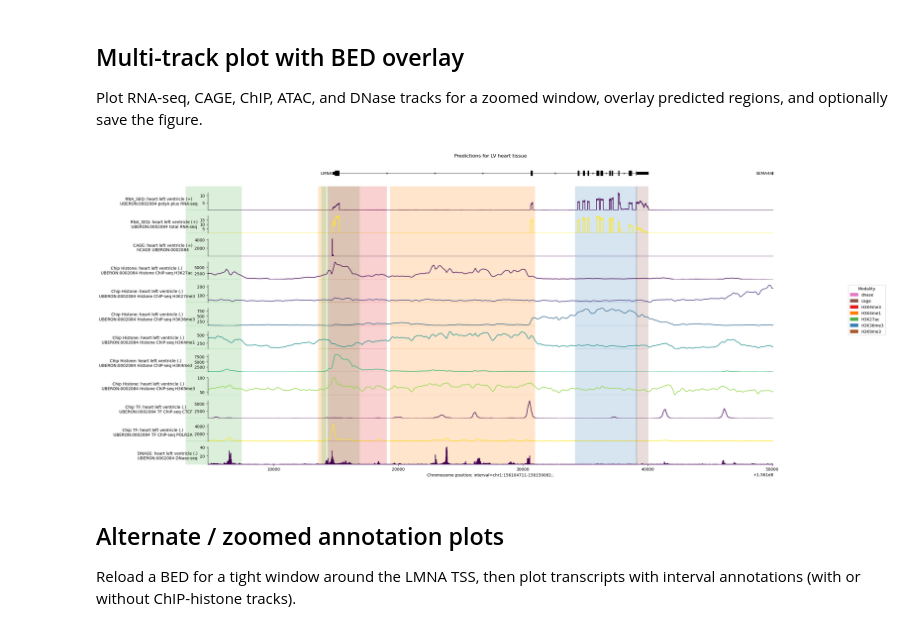
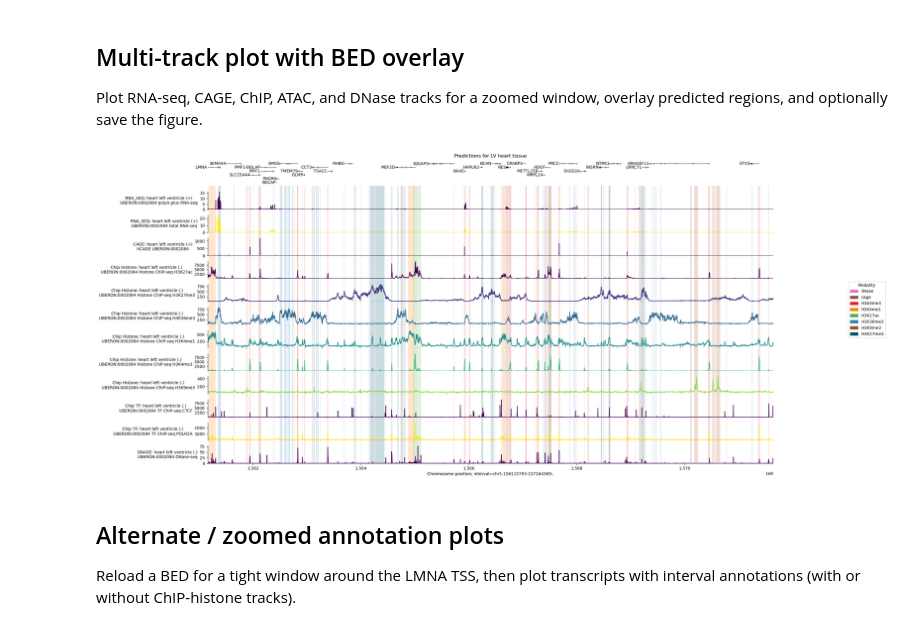
Before and after one commit to cralbers/variant-effects, a Jupyter notebook: osc/predict_reg_regions_osc.ipynb, the cells around one changed output. Cells and saved outputs as stored; diff of their text form; code cells hidden in the pictures.

Commit message:
apparently there was another histone marker I was missing

```diff
--- a/osc/predict_reg_regions_osc.ipynb
+++ b/osc/predict_reg_regions_osc.ipynb
@@ -101,7 +101,7 @@ MODALITY_COLORS = {
     "contact_maps": "#1f77b4",   # blue
 }
 
-HISTONE_MARKS = ["H3K4me3", "H3K4me1", "H3K9ac", "H3K27ac", "H3K36me3", "H3K9me3"]
+HISTONE_MARKS = ["H3K4me3", "H3K4me1", "H3K9ac", "H3K27ac", "H3K36me3", "H3K9me3", "H3K27me3"]
 
 HISTONE_COLORS = {
     "H3K4me3": "#e41a1c",   # red — active promoter
@@ -110,6 +110,7 @@ HISTONE_COLORS = {
     "H3K27ac": "#4daf4a",   # green — active enhancer/promoter
     "H3K36me3": "#377eb8",  # blue — gene body / elongation
     "H3K9me3": "#a65628",   # brown — heterochromatin / repression
+    "H3K27me3": "#025669",
 
 }
 # %% [markdown]
@@ -176,7 +177,7 @@ PRE_INTERVAL = genome.Interval('chr1', LMNA_START - 1000000, LMNA_START).resize(
     dna_client.SEQUENCE_LENGTH_1MB)
 
 
-interval = CENTRAL_INTERVAL
+interval = POST_INTERVAL
 
 print(interval)
 
@@ -672,7 +673,7 @@ for i in range(len(modalities)):
     modality = modalities[i]
     print(modality)
     if modality == 'chip_histone':
-        histone_marks = ['H3K4me3', 'H3K4me1', 'H3K9ac', 'H3K27ac', 'H3K36me3', 'H3K9me3']
+        histone_marks = HISTONE_MARKS
         for j in range(len(histone_marks)):
             histone_marker = histone_marks[j]
             print(histone_marker)
@@ -1054,10 +1056,10 @@ fig.show()
 Plot RNA-seq, CAGE, ChIP, ATAC, and DNase tracks for a zoomed window, overlay predicted regions, and optionally save the figure.
 # %%
 
-# plot_interval = POST_INTERVAL
+plot_interval = POST_INTERVAL
 # plot_interval = genome.Interval('chr1', POST_INTERVAL.start, POST_INTERVAL.start + 50000)
 # plot_interval = genome.Interval('chr1', PRE_INTERVAL.end - 50000, PRE_INTERVAL.end)
-plot_interval = genome.Interval('chr1', LMNA_START - 10000, LMNA_END + 10000)
+# plot_interval = genome.Interval('chr1', LMNA_START - 10000, LMNA_END + 10000)
 save = True
 add_annos = True
 
@@ -1107,35 +1109,35 @@ plot = plot_components.plot(
             colors=colors, #ccre_colors
             alpha=0.2,
             # use_default_labels=False,   # True if you want cCRE IDs as labels
             # labels=bed_df["name"].tolist(),
         ),
     ],
 
     interval=plot_interval,
     fig_width=25,
     title='Predictions for LV heart tissue',
 )
 
 # legend_handles = [
 #     mpatches.Patch(color=color, label=key)
 #     for key, color in CCRE_COLORS.items()
 # ]
 # plot.legend(handles=legend_handles, loc="center left", title="Categories",
 #           bbox_to_anchor=(1, 0, 0.5, 1))
 
 
 label_order = list(MODALITY_COLORS) + HISTONE_MARKS
 used = [c for c in label_order if c in set(bed_df["category"])]
 handles = [
     mpatches.Patch(color=color_from_category(c), label=c)
     for c in used
 ]
 plot.legend(handles=handles, title="Modality", loc="center left", bbox_to_anchor=(1, 0, 0.5, 1))
 
 if save:
-    plot.savefig(f'figs/lmna_predictions_LV_1MB_{lmna_context}_zoom10kb_ccres_collapsed.png', dpi=300, bbox_inches="tight")
+    plot.savefig(f'figs/lmna_predictions_LV_1MB_{lmna_context}_ccres_collapsed.png', dpi=300, bbox_inches="tight")
 # %% [output]
-[figure, old version]
+[figure, new version]
 # %% [markdown]
 ## Alternate / zoomed annotation plots
 
```
Also changed, not shown: parts of 5 cells of this notebook.
